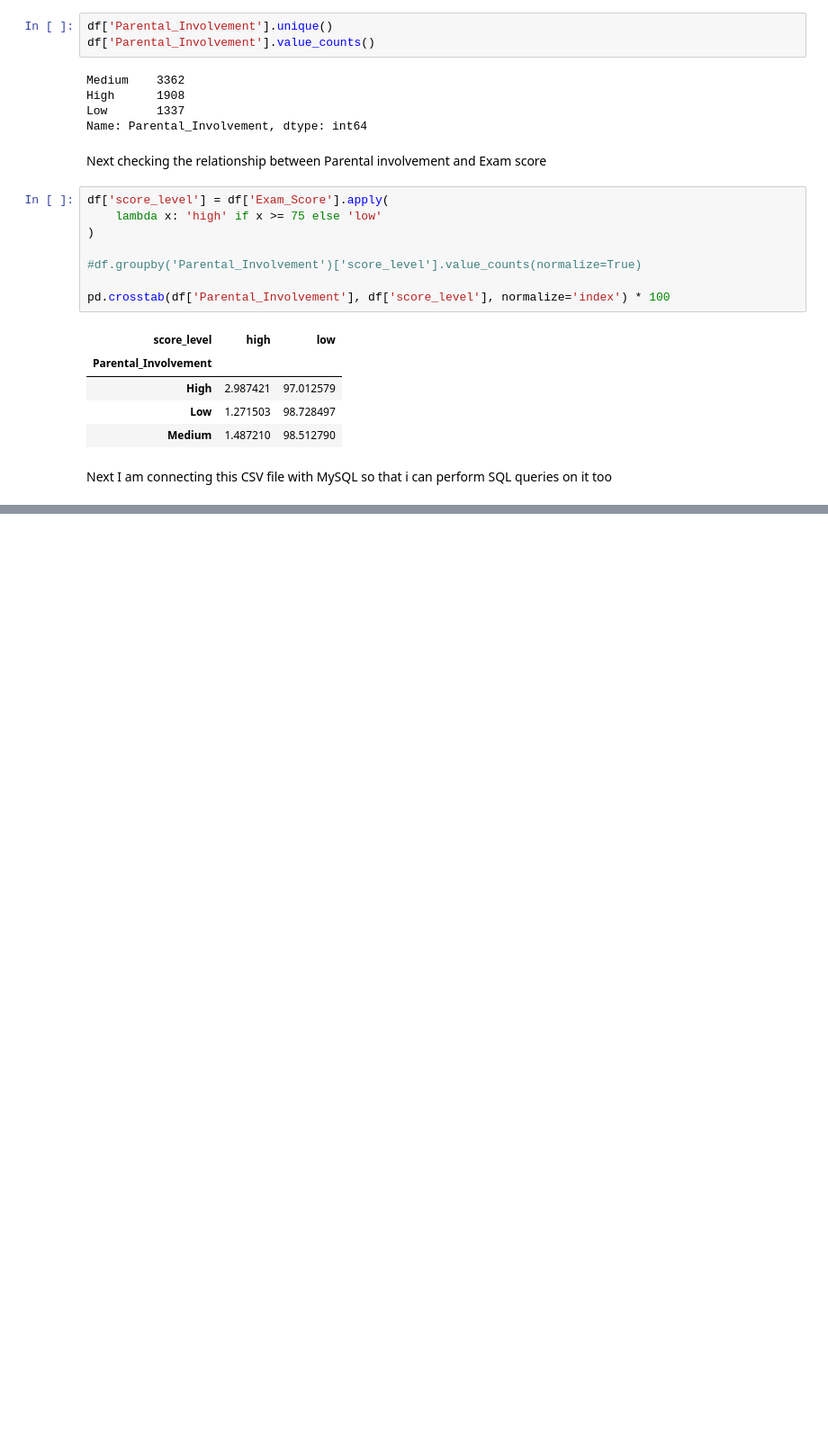
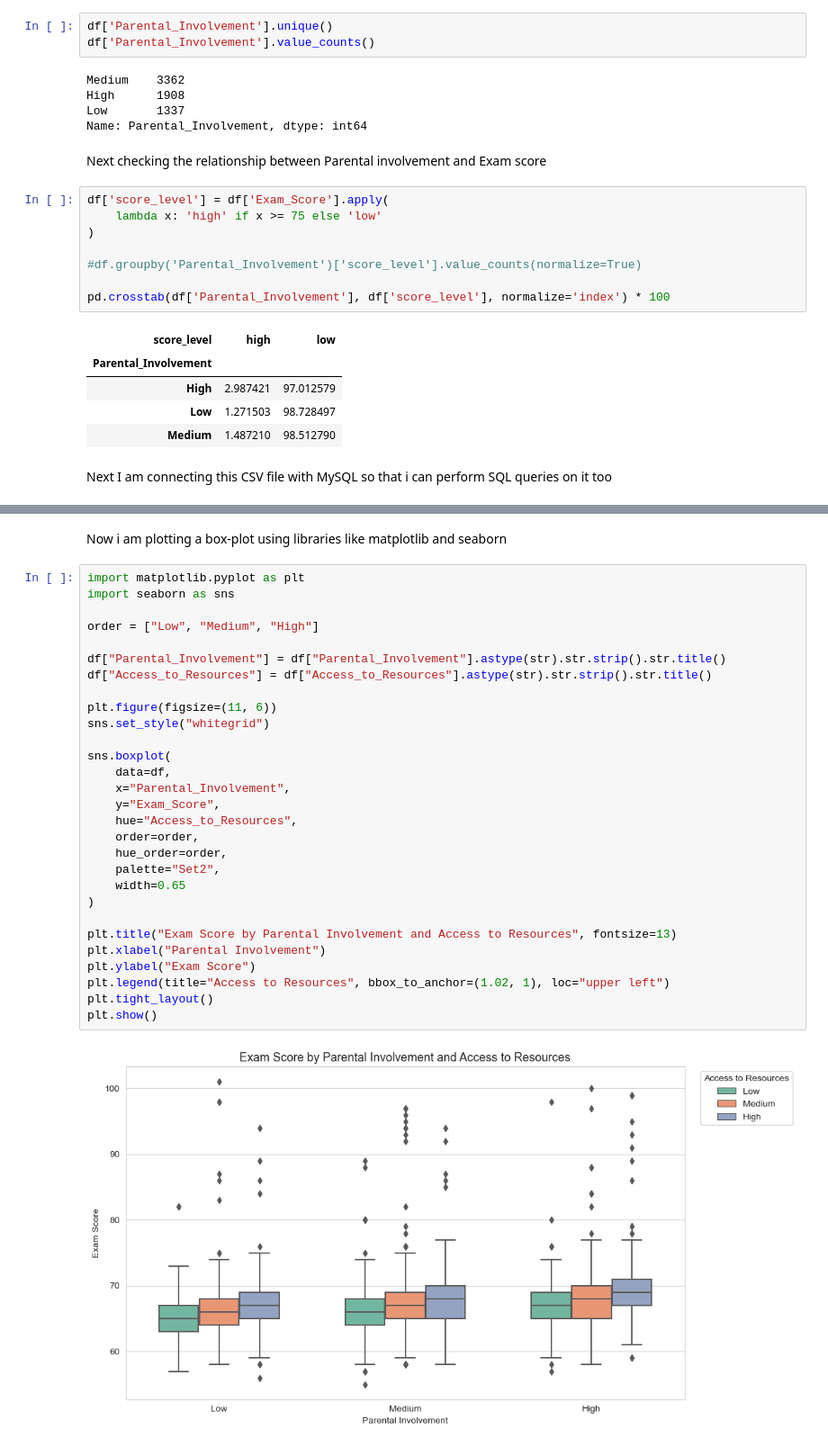
Before and after one commit to Srijan1683/data_science-_practice, a Jupyter notebook: Data Analysis/StudentPerformance/analysis.ipynb, the cells around one changed output, grey strips where cells are left out. Shown at 90% size. Saved outputs shown, nothing was run; the diff lists cells and outputs as text; blank space fills up the shorter version.

Commit message:
Added Box-plot and removed outliers found

```diff
--- a/Data Analysis/StudentPerformance/analysis.ipynb
+++ b/Data Analysis/StudentPerformance/analysis.ipynb
@@ -124,3 +125,36 @@ password = os.getenv("DB_PASSWORD")
 db = os.getenv("DB_NAME")
 
 engine = create_engine(f"mysql+pymysql://{user}:{password}@localhost/{db}")
+# %% [markdown]
+Now i am plotting a box-plot using libraries like matplotlib and seaborn
+# %%
+import matplotlib.pyplot as plt
+import seaborn as sns
+
+order = ["Low", "Medium", "High"]
+
+df["Parental_Involvement"] = df["Parental_Involvement"].astype(str).str.strip().str.title()
+df["Access_to_Resources"] = df["Access_to_Resources"].astype(str).str.strip().str.title()
+
+plt.figure(figsize=(11, 6))
+sns.set_style("whitegrid")
+
+sns.boxplot(
+    data=df,
+    x="Parental_Involvement",
+    y="Exam_Score",
+    hue="Access_to_Resources",
+    order=order,
+    hue_order=order,
+    palette="Set2",
+    width=0.65
+)
+
+plt.title("Exam Score by Parental Involvement and Access to Resources", fontsize=13)
+plt.xlabel("Parental Involvement")
+plt.ylabel("Exam Score")
+plt.legend(title="Access to Resources", bbox_to_anchor=(1.02, 1), loc="upper left")
+plt.tight_layout()
+plt.show()
+# %% [output]
+[figure, added]
```
Also changed, not shown: parts of 3 cells of this notebook.
